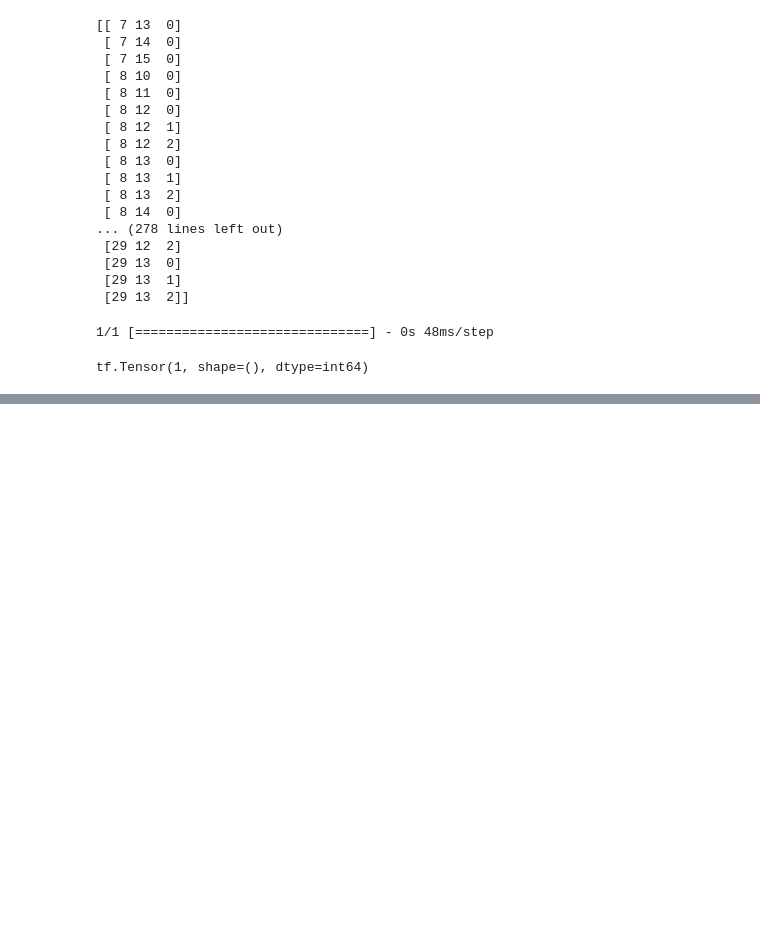
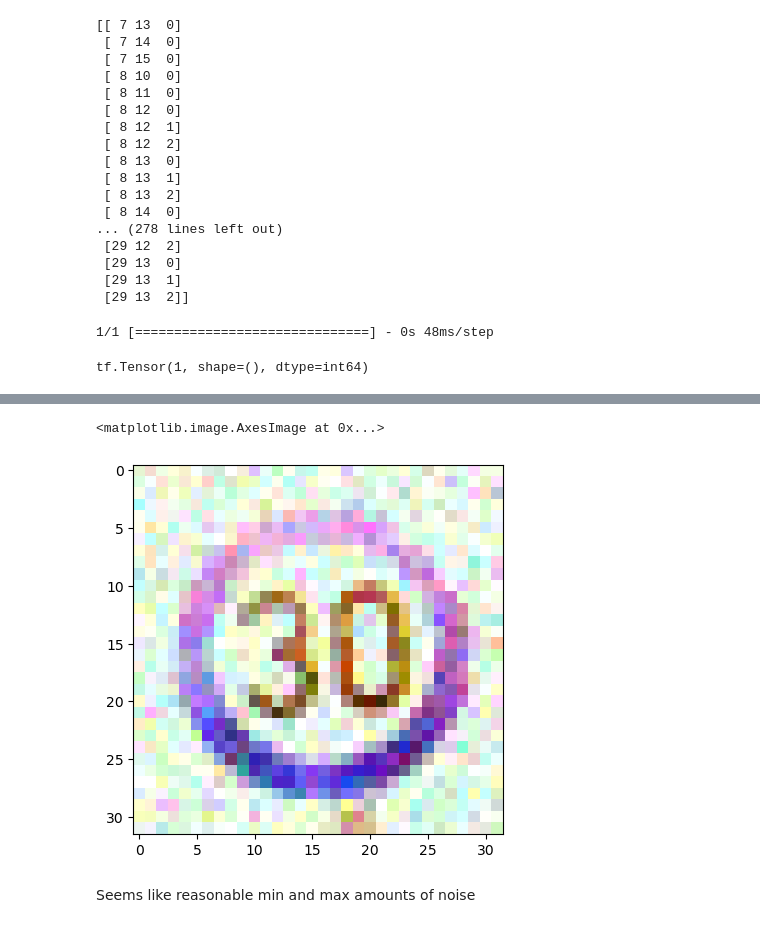
Before and after one commit to erinp0/DST-NN-Project, a Jupyter notebook: Emelia Osborne/Adversarial_Image_Creation.ipynb, the cells around one changed output, grey strips where cells are left out. Cells and saved outputs as stored; diff of their text form; code cells hidden in the pictures; blank space fills up the shorter version.

```diff
--- a/Emelia Osborne/Adversarial_Image_Creation.ipynb
+++ b/Emelia Osborne/Adversarial_Image_Creation.ipynb
@@ -248,0 +269,9 @@ tf.Tensor(1, shape=(), dtype=int64)
+# %%
+noisy_trial2=cv.add(img_array[0],np.random.normal(mean,0.1,(row,col,ch)))
+noisy_trial2 = np.clip(noisy_trial2, 0, 1)
+plt.imshow(noisy_trial2)
+# %% [output]
+<matplotlib.image.AxesImage at 0x...>
+[figure, added]
+# %% [markdown]
+Seems like reasonable min and max amounts of noise
```
Also changed, not shown: parts of 9 cells of this notebook, 1 other file.
